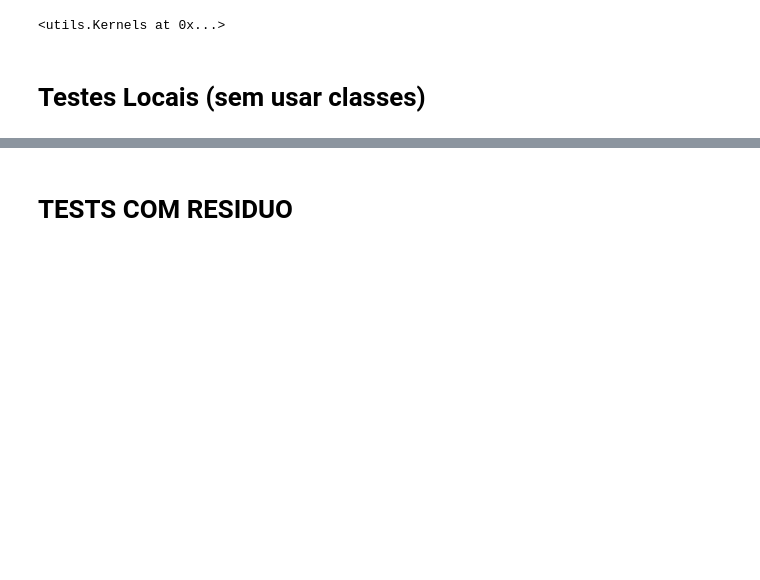
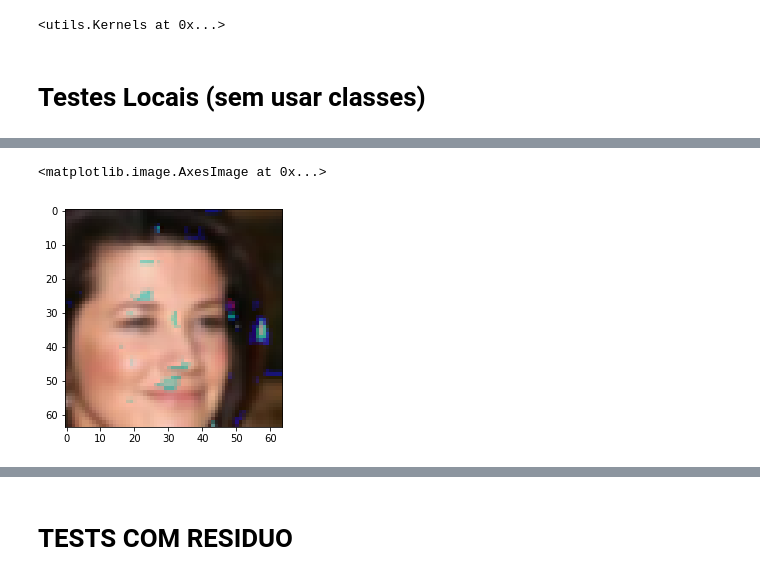
Before and after one commit to alsombra/residual_super_resolution, a Jupyter notebook: Untitled.ipynb, the cells around one changed output, grey strips where cells are left out. Drawn from its saved outputs; the diff is of its cells as text; code cells hidden in the pictures; blank space fills up the shorter version.

```diff
--- a/Untitled.ipynb
+++ b/Untitled.ipynb
@@ -235,7 +234,8 @@ def Scaling(image):
 
 def random_downscale(image, scale_factor):
     options = {0:Image.BICUBIC, 1: Image.BILINEAR, 2: Image.NEAREST}
-    downscaled_image = image.resize((np.array(image).shape[0]//scale_factor,np.array(image).shape[0]//scale_factor), options[np.random.randint(3)])
+    downscaled_image = image.resize((np.array(image).shape[0]//scale_factor,np.array(image).shape[0]//scale_factor),\
+                                    options[np.random.randint(3)])
     return downscaled_image
 
 class ImageFolder0(data.Dataset):
@@ -382,7 +382,10 @@ class ImageFolder(data.Dataset):
         lr_image_kernel_resid = lr_image_kernel_resid.permute(2,0,1)
         hr_residual_scaled = hr_residual_scaled.permute(2,0,1)
 
-        return lr_image_scaled.to(torch.float64), hr_image_scaled.to(torch.float64), lr_image_kernel_resid.to(torch.float64), hr_residual_scaled.to(torch.float64)
+        return lr_image_scaled.to(torch.float64),\
+                hr_image_scaled.to(torch.float64),\
+                lr_image_kernel_resid.to(torch.float64),\
+                hr_residual_scaled.to(torch.float64)
 
     def __len__(self):
         """Return the total number of image files."""
@@ -436,8 +439,7 @@ randkern = Kernels(K, P)
 image_size = 64
 # %%
 """Read an image from a file and preprocesses it and returns."""
-image = Image.open(image_paths[0]).convert('RGB')
-
+image = Image.open(image_paths[0])
 # target (high-resolution image)
 
             # Random Crop:
@@ -503,7 +505,10 @@ lr_image_kernel_resid = lr_image_kernel_resid.permute(2,0,1)
 hr_residual_scaled = hr_residual_scaled.permute(2,0,1)
 
 
-returns = lr_image_scaled.to(torch.float64), hr_image_scaled.to(torch.float64), lr_image_kernel_resid.to(torch.float64), hr_residual_scaled.to(torch.float64)
+returns = lr_image_scaled.to(torch.float64), \
+          hr_image_scaled.to(torch.float64), \
+          lr_image_kernel_resid.to(torch.float64),\
+          hr_residual_scaled.to(torch.float64)
 # %%
 plt.imshow(returns[1][:,:,:3].cpu())
 # %% [output]
@@ -1212,0 +1365,5 @@ image_path
+# %%
+plt.imshow(np.squeeze(returns[0].cpu().numpy()).transpose(1,2,0))
+# %% [output]
+<matplotlib.image.AxesImage at 0x...>
+[figure, added]
```
Also changed, not shown: parts of 100 cells of this notebook, 44 other files.
